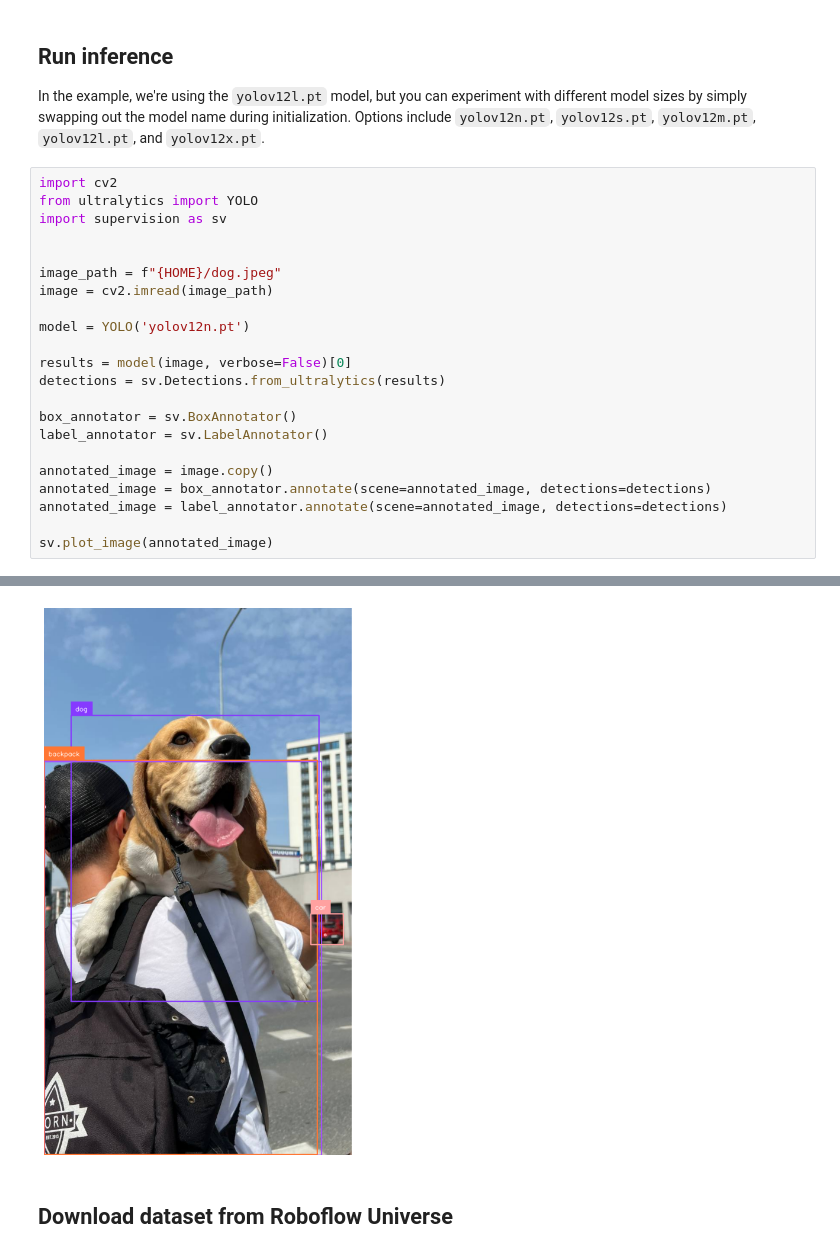
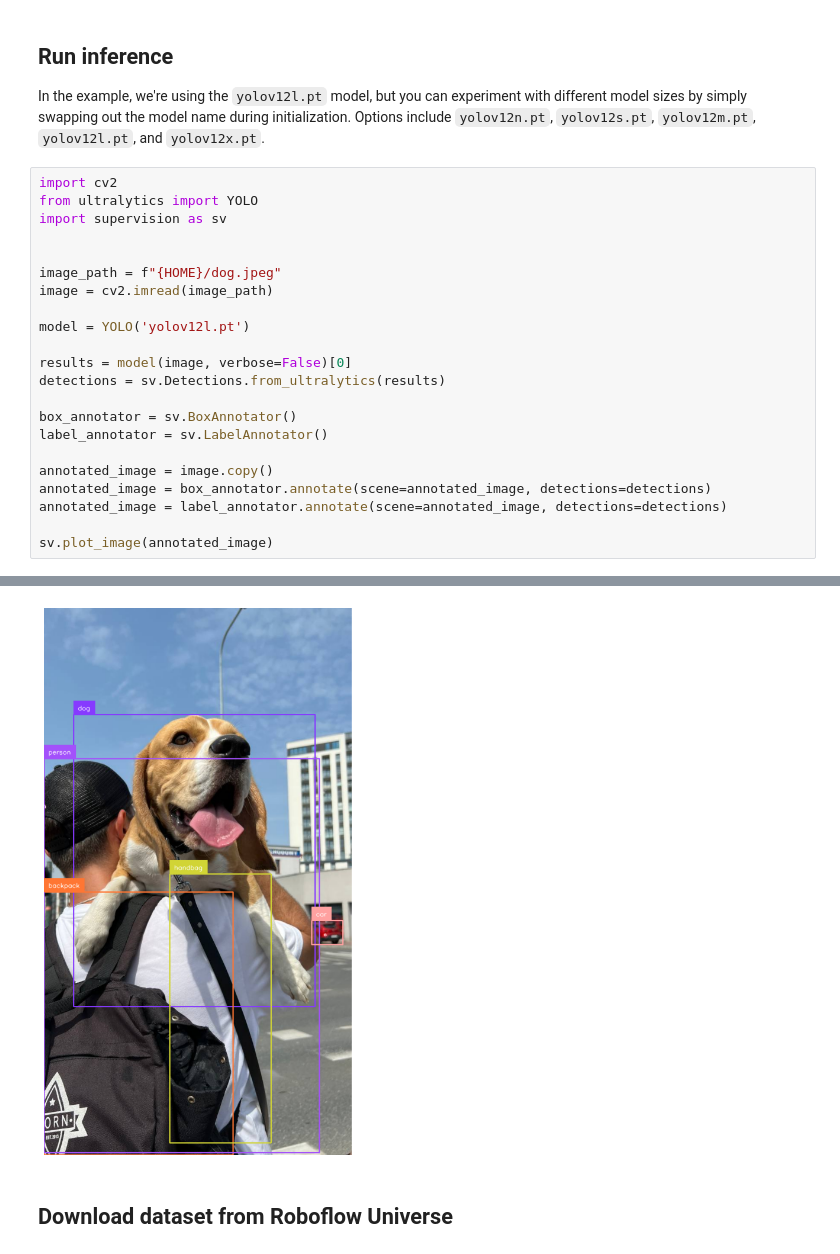
Before and after one commit to eunchae-k/librealsense, a Jupyter notebook: notebooks/train-yolov12-object-detection-model.ipynb, the cells around one changed output, grey strips where cells are left out. Drawn from its saved outputs; the diff is of its cells as text.

```diff
--- a/notebooks/train-yolov12-object-detection-model.ipynb
+++ b/notebooks/train-yolov12-object-detection-model.ipynb
@@ -100,7 +100,7 @@ import supervision as sv
 image_path = f"{HOME}/dog.jpeg"
 image = cv2.imread(image_path)
 
-model = YOLO('yolov12n.pt')
+model = YOLO('yolov12l.pt')
 
 results = model(image, verbose=False)[0]
 detections = sv.Detections.from_ultralytics(results)
@@ -118,3 +117,3 @@ Downloading https://github.com/sunsmarterjie/yolov12/releases/download/turbo/yol
-[figure, old version]
+[figure, new version]
 # %% [markdown]
 ## Download dataset from Roboflow Universe
```
Also changed, not shown: parts of 22 cells of this notebook.
